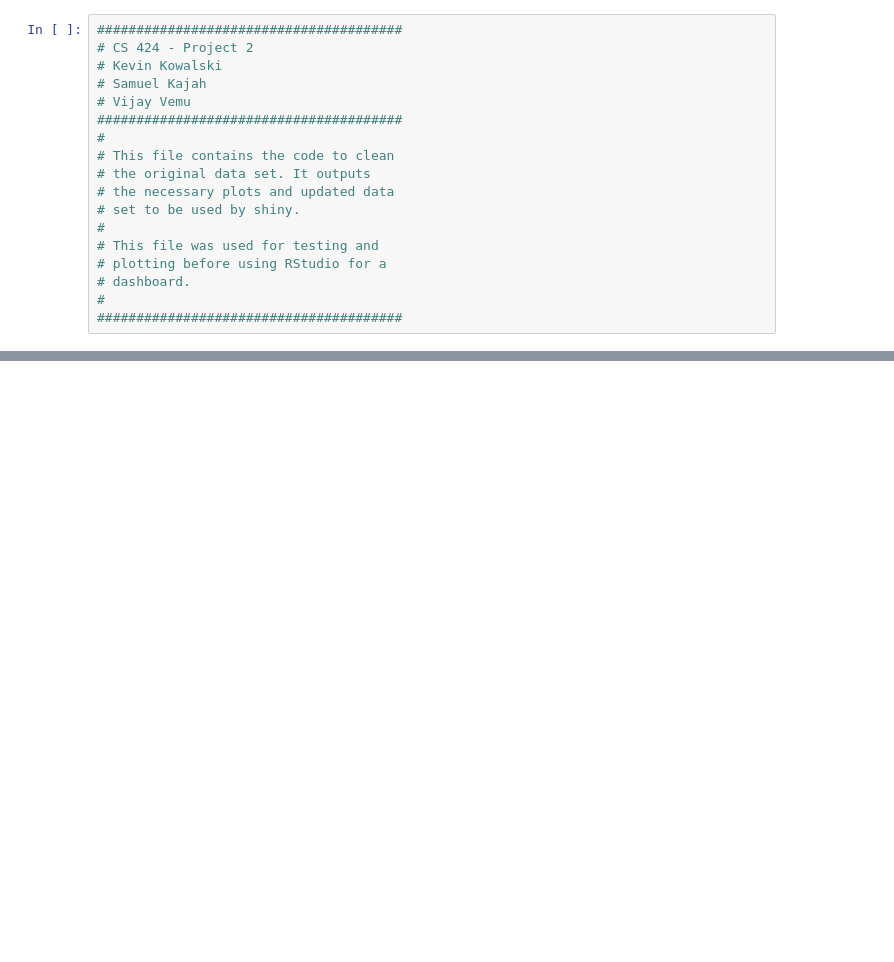
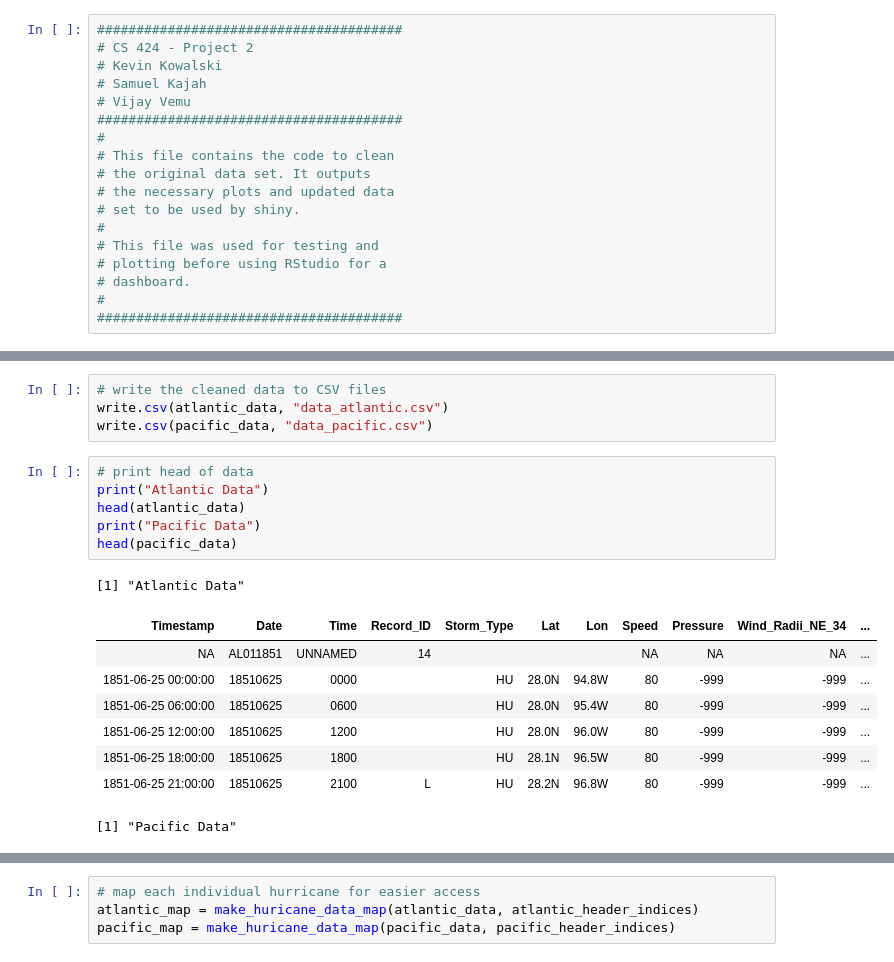
Before and after one commit to kkevn/cs424_project2, a Jupyter notebook: p2_notebook.ipynb, the cells around one changed output, grey strips where cells are left out. Saved outputs shown, nothing was run; the diff lists cells and outputs as text; blank space fills up the shorter version.

Commit message:
cleaned and organized code

```diff
--- a/p2_notebook.ipynb
+++ b/p2_notebook.ipynb
@@ -39,0 +126,20 @@ head(pacific_original)
+# %%
+# write the cleaned data to CSV files
+write.csv(atlantic_data, "data_atlantic.csv")
+write.csv(pacific_data, "data_pacific.csv")
+# %%
+# print head of data
+print("Atlantic Data")
+head(atlantic_data)
+print("Pacific Data")
+head(pacific_data)
+# %% [output]
+[1] "Atlantic Data"
+| Timestamp | Date | Time | Record_ID | Storm_Type | Lat | Lon | Speed | Pressure | Wind_Radii_NE_34 | ... |
+| NA | AL011851 | UNNAMED | 14 |  |  |  | NA | NA | NA | ... |
+| 1851-06-25 00:00:00 | 18510625 | 0000 |  | HU | 28.0N | 94.8W | 80 | -999 | -999 | ... |
+| 1851-06-25 06:00:00 | 18510625 | 0600 |  | HU | 28.0N | 95.4W | 80 | -999 | -999 | ... |
+| 1851-06-25 12:00:00 | 18510625 | 1200 |  | HU | 28.0N | 96.0W | 80 | -999 | -999 | ... |
+| 1851-06-25 18:00:00 | 18510625 | 1800 |  | HU | 28.1N | 96.5W | 80 | -999 | -999 | ... |
+| 1851-06-25 21:00:00 | 18510625 | 2100 | L | HU | 28.2N | 96.8W | 80 | -999 | -999 | ... |
+[1] "Pacific Data"
@@ -39,0 +153,4 @@ head(pacific_original)
+# %%
+# map each individual hurricane for easier access
+atlantic_map = make_huricane_data_map(atlantic_data, atlantic_header_indices)
+pacific_map = make_huricane_data_map(pacific_data, pacific_header_indices)
```
Also changed, not shown: parts of 16 cells of this notebook, 4 other files.
